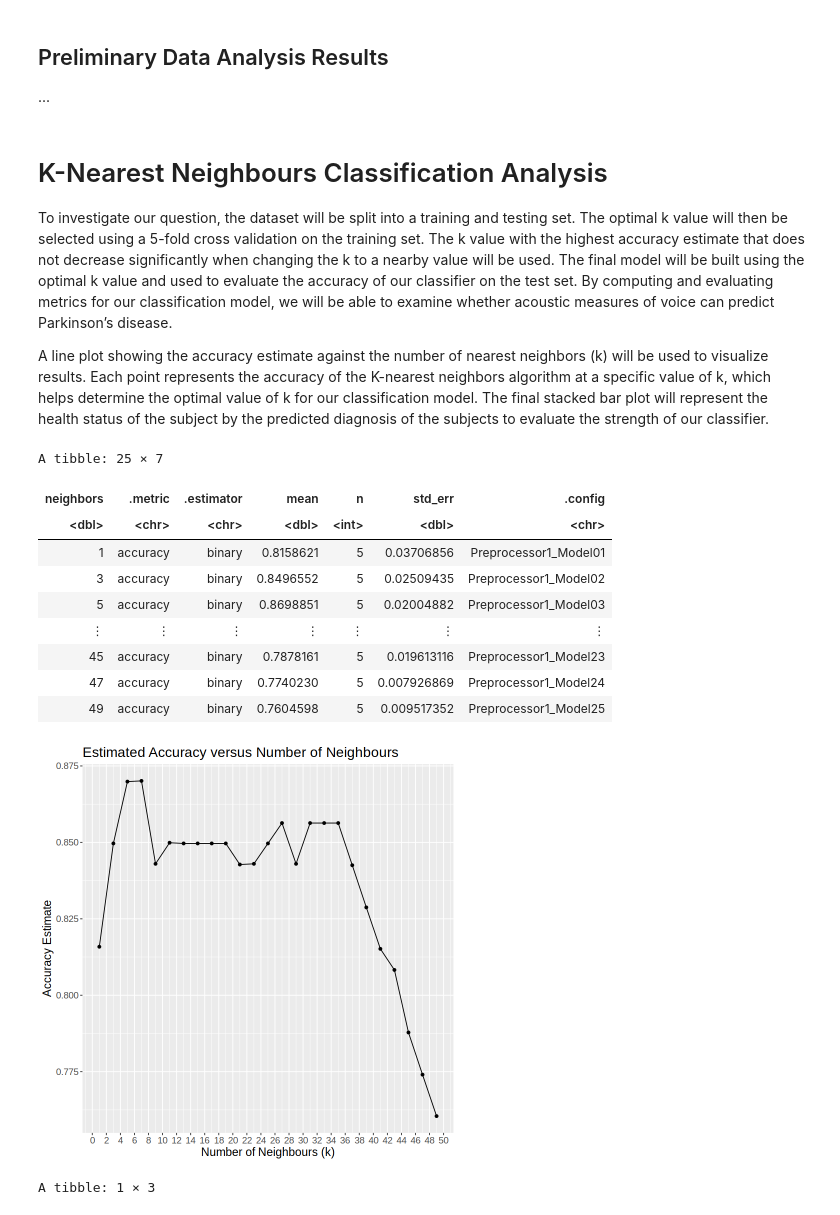
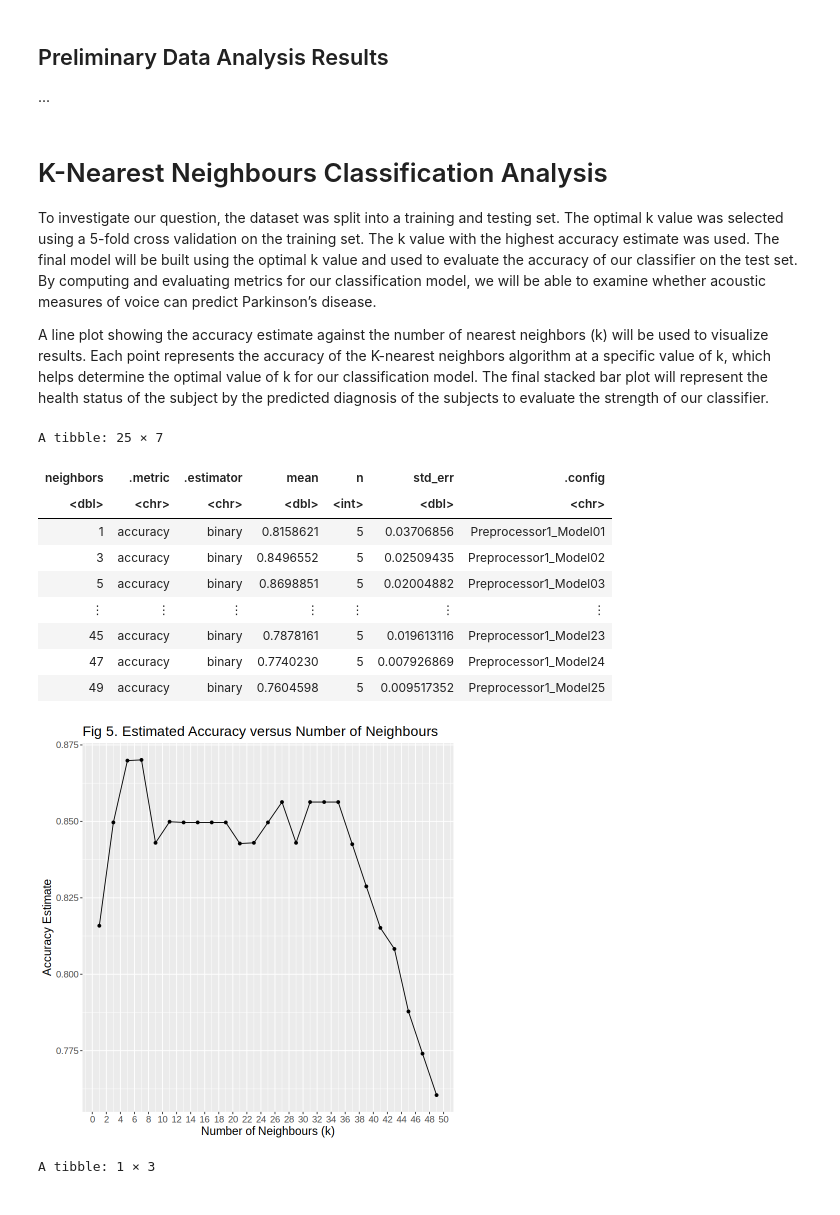
Before and after one commit to naomichoong/ds_project, a Jupyter notebook: Group 6 Project Report.ipynb, the cells around one changed output. Cells and saved outputs as stored; diff of their text form; code cells hidden in the pictures.

```diff
--- a/Group 6 Project Report.ipynb
+++ b/Group 6 Project Report.ipynb
@@ -200,7 +200,7 @@ Warning message:
 ...
 # %% [markdown]
 # K-Nearest Neighbours Classification Analysis
-To investigate our question, the dataset will be split into a training and testing set. The optimal k value will then be selected using a 5-fold cross validation on the training set. The k value with the highest accuracy estimate that does not decrease significantly when changing the k to a nearby value will be used. The final model will be built using the optimal k value and used to evaluate the accuracy of our classifier on the test set. By computing and evaluating metrics for our classification model, we will be able to examine whether acoustic measures of voice can predict Parkinson’s disease.
+To investigate our question, the dataset was split into a training and testing set. The optimal k value was selected using a 5-fold cross validation on the training set. The k value with the highest accuracy estimate was used. The final model will be built using the optimal k value and used to evaluate the accuracy of our classifier on the test set. By computing and evaluating metrics for our classification model, we will be able to examine whether acoustic measures of voice can predict Parkinson’s disease.
 
 A line plot showing the accuracy estimate against the number of nearest neighbors (k) will be used to visualize results. Each point represents the accuracy of the K-nearest neighbors algorithm at a specific value of k, which helps determine the optimal value of k for our classification model. The final stacked bar plot will represent the health status of the subject by the predicted diagnosis of the subjects to evaluate the strength of our classifier.
 # %%
@@ -227,35 +227,35 @@ gridvals <- tibble(neighbors = seq(from = 1, to = 50, by = 2))
 parkinsons_results <- workflow() |>
     add_recipe(parkinsons_recipe) |>
     add_model(parkinsons_spec) |>
     tune_grid(resamples = parkinsons_vfold, grid = gridvals) |>
     collect_metrics()|>
     filter(.metric == "accuracy")
 parkinsons_results
 
 # plot k (number of neighbours) vs accuracy to choose best k
 parkinsons_k_plot <- parkinsons_results |>
     ggplot(aes(x = neighbors, y = mean)) +
     geom_point() +
     geom_line() +
     xlab("Number of Neighbours (k)") +
     ylab("Accuracy Estimate") +
     scale_x_continuous(breaks = seq(0, 50, by = 2)) +
-    ggtitle("Estimated Accuracy versus Number of Neighbours") +
+    ggtitle("Fig 5. Estimated Accuracy versus Number of Neighbours") +
     theme(text = element_text(size = 14))
 
 parkinsons_k_plot
 # %% [output]
 A tibble: 25 × 7
 | neighbors | .metric | .estimator | mean | n | std_err | .config |
 | <dbl> | <chr> | <chr> | <dbl> | <int> | <dbl> | <chr> |
 | 1 | accuracy | binary | 0.8158621 | 5 | 0.03706856 | Preprocessor1_Model01 |
 | 3 | accuracy | binary | 0.8496552 | 5 | 0.02509435 | Preprocessor1_Model02 |
 | 5 | accuracy | binary | 0.8698851 | 5 | 0.02004882 | Preprocessor1_Model03 |
 | ⋮ | ⋮ | ⋮ | ⋮ | ⋮ | ⋮ | ⋮ |
 | 45 | accuracy | binary | 0.7878161 | 5 | 0.019613116 | Preprocessor1_Model23 |
 | 47 | accuracy | binary | 0.7740230 | 5 | 0.007926869 | Preprocessor1_Model24 |
 | 49 | accuracy | binary | 0.7604598 | 5 | 0.009517352 | Preprocessor1_Model25 |
-[figure, old version]
+[figure, new version]
 # %%
 # knn classification final model with optimal k
 
```
Also changed, not shown: parts of 2 cells of this notebook.
